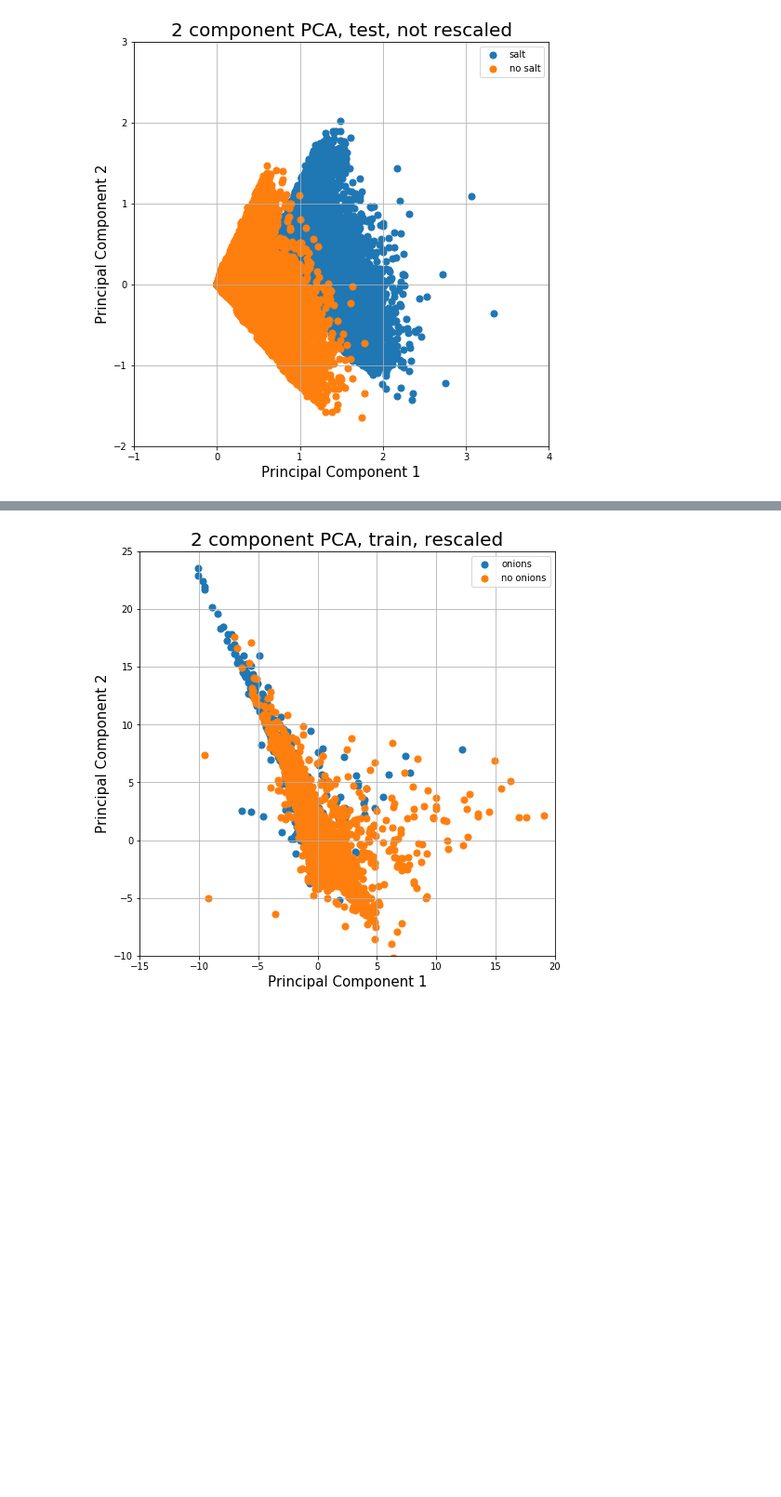
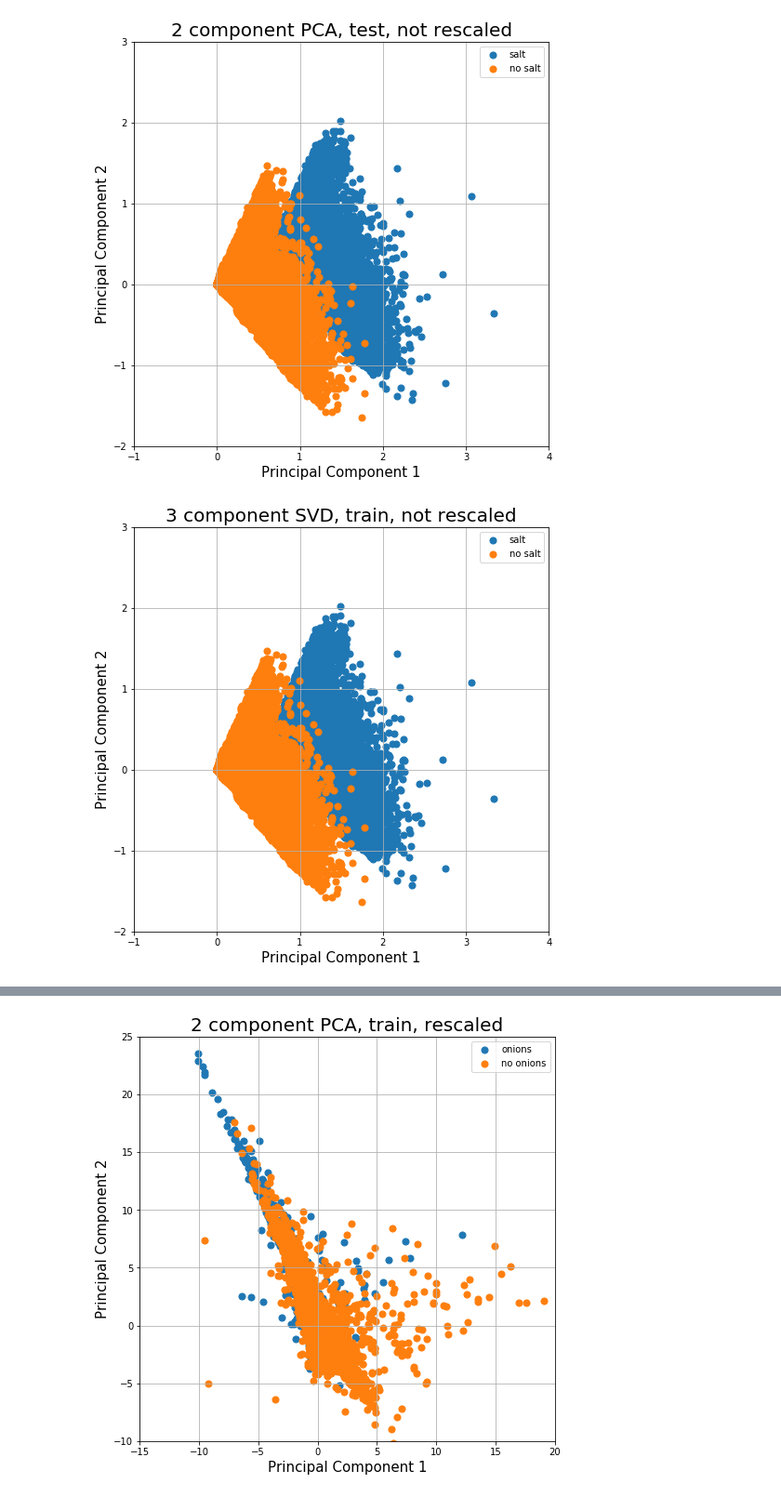
Before and after one commit to neurocaience/cos424_finalproj_kagglewhatscooking, a Jupyter notebook: TruncatedSVD.ipynb, the cells around one changed output, grey strips where cells are left out. Shown at 93% size. Saved outputs shown, nothing was run; the diff lists cells and outputs as text; code cells hidden in the pictures; blank space fills up the shorter version.

Commit message:
added 3 comp SVD

```diff
--- a/TruncatedSVD.ipynb
+++ b/TruncatedSVD.ipynb
@@ -73,12 +73,12 @@ XtrainRescaled = scaler.fit_transform(Xtrain)
 XtestRescaled = scaler.transform(Xtest)
 print('done1')
 
-pca = TruncatedSVD(n_components=2)
+pca = TruncatedSVD(n_components=3)
 principalComps = pca.fit_transform(Xtrain)
 principalCompsTest = pca.transform(Xtest)
 print('done2')
 
-pcaRescaled = TruncatedSVD(n_components=2)
+pcaRescaled = TruncatedSVD(n_components=3)
 principalCompsRescaled = pcaRescaled.fit_transform(XtrainRescaled)
 principalCompsRescaledTest = pcaRescaled.transform(XtestRescaled)
 print('done3')
@@ -222,13 +228,13 @@ ax.grid()
 [figure]
 # %%
 # using pca, see if divides into salt and nonsalt, onions no onions etc
-targets = ['salt', 'no salt']
+targets = ['onions', 'no onions']
 targeters = [1, 0]
 labelsTrain = []
 labelsTest = []
 for i in range(len(targets)):
-    tempTrain = (df_train.loc[train_ids,'salt'] == targeters[i]).values
-    tempTest = (df_test.loc[test_ids,'salt'] == targeters[i]).values
+    tempTrain = (df_train.loc[train_ids,'onions'] == targeters[i]).values
+    tempTest = (df_test.loc[test_ids,'onions'] == targeters[i]).values
     labelsTrain.append(tempTrain)
     labelsTest.append(tempTest)
 # %%
@@ -291,3 +297,23 @@ ax.legend(targets)
 ax.grid()
 # %% [output]
 [figure]
+# %%
+import matplotlib.pyplot as plt
+%matplotlib inline
+pd.options.display.max_columns=100
+
+# https://towardsdatascience.com/pca-using-python-scikit-learn-e653f8989e60
+fig = plt.figure(figsize = (8,8))
+ax = fig.add_subplot(1,1,1)
+ax.set_xlim(xmin=-1, xmax=4)
+ax.set_ylim(ymin=-2, ymax=3)
+ax.set_xlabel('Principal Component 1', fontsize = 15)
+ax.set_ylabel('Principal Component 2', fontsize = 15)
+ax.set_title('3 component SVD, train, not rescaled', fontsize = 20)
+targets = ['salt', 'no salt']
+for i in range(len(targets)):
+    ax.scatter(principalComps[labelsTrain[i],0], principalComps[labelsTrain[i],1], s = 50)
+ax.legend(targets)
+ax.grid()
+# %% [output]
+[figure, added]
```
Also changed, not shown: parts of 6 cells of this notebook.
